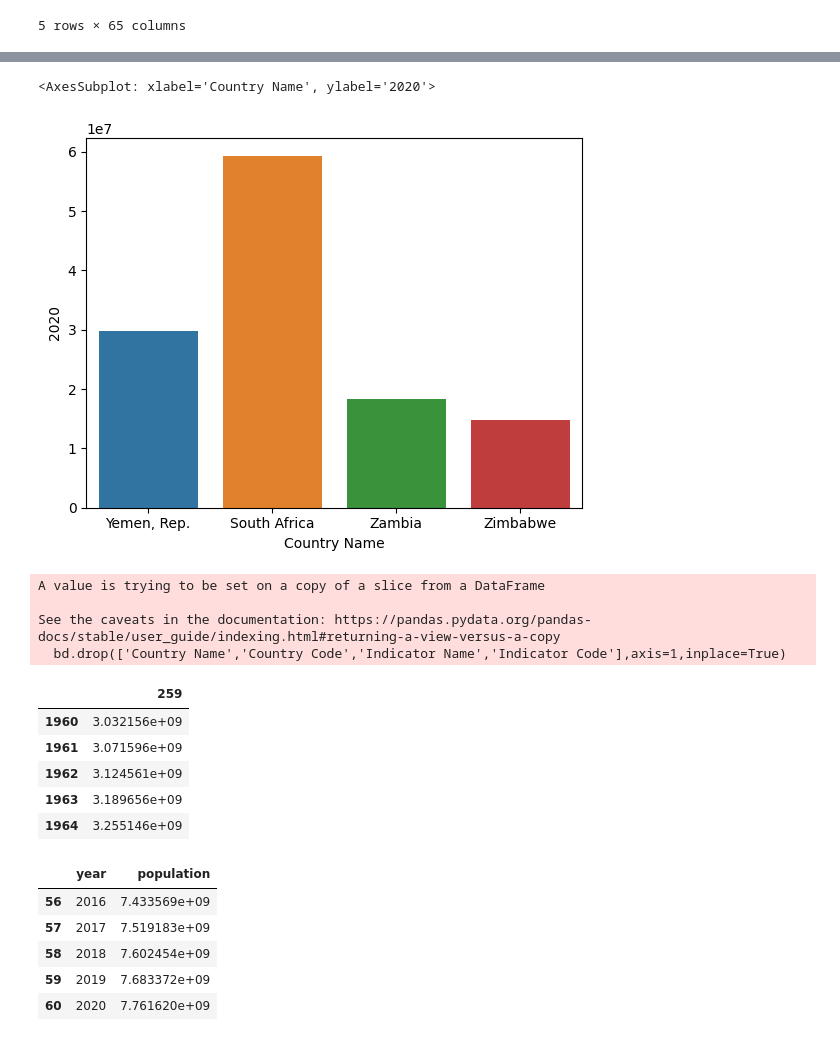
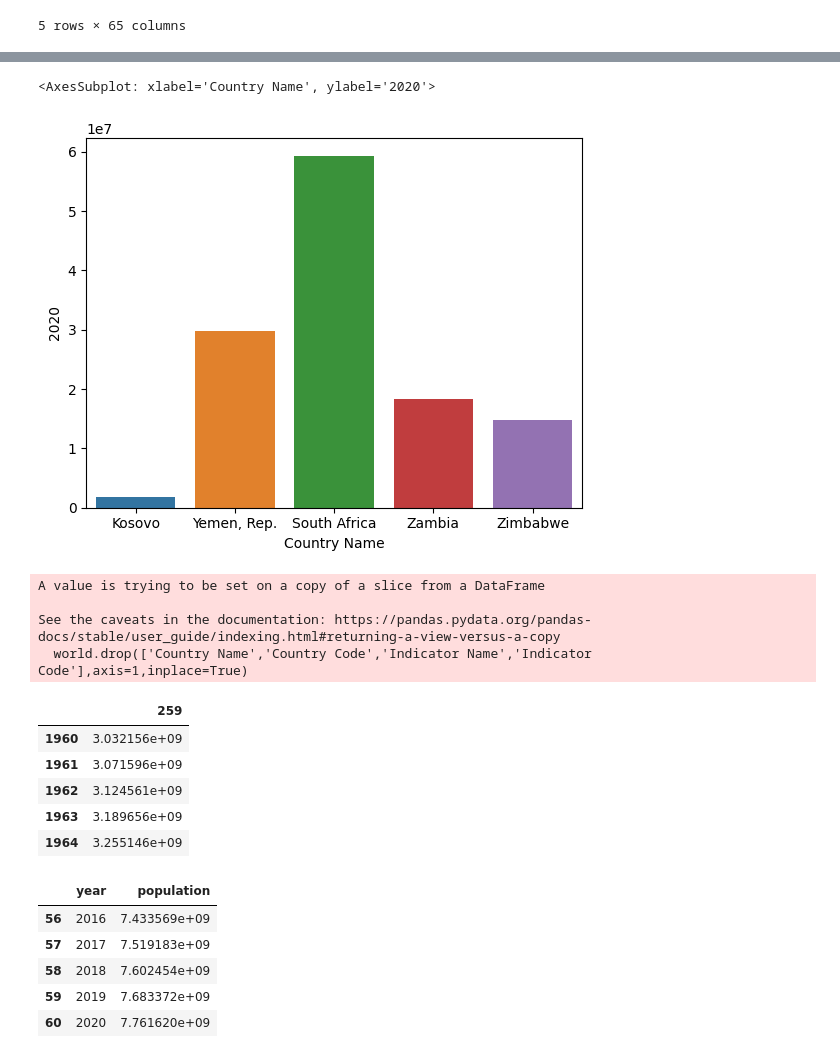
Before and after one commit to wendikardian/aidev2, a Jupyter notebook: pop/main.ipynb, the cells around one changed output, grey strips where cells are left out. Saved outputs shown, nothing was run; the diff lists cells and outputs as text; code cells hidden in the pictures.

```diff
--- a/pop/main.ipynb
+++ b/pop/main.ipynb
@@ -1,7 +1,7 @@
 # %%
 import pandas as pd
 
-df = pd.read_csv('pop.csv')
+df = pd.read_csv('population.csv')
 df.head()
 # %% [output]
 |  | Country Name | Country Code | Indicator Name | Indicator Code | 1960 | 1961 | 1962 | 1963 | ... |
@@ -29,19 +37,19 @@ Length: 65, dtype: object
 # %%
 import seaborn as sns
-sns.barplot(x='Country Name', y='2020', data=df.tail(4))
+sns.barplot(x='Country Name', y='2020', data=df.tail())
 # %% [output]
 <AxesSubplot: xlabel='Country Name', ylabel='2020'>
-[figure, old version]
+[figure, new version]
 # %%
-bd=df.loc[df['Country Name']=='World']
-bd.drop(['Country Name','Country Code','Indicator Name','Indicator Code'],axis=1,inplace=True)
-bd = bd.T
-bd.head()
+world=df.loc[df['Country Name']=='World']
+world.drop(['Country Name','Country Code','Indicator Name','Indicator Code'],axis=1,inplace=True)
+world = world.T
+world.head()
 # %% [output]
 A value is trying to be set on a copy of a slice from a DataFrame
 
 See the caveats in the documentation: https://pandas.pydata.org/pandas-docs/stable/user_guide/indexing.html#returning-a-view-versus-a-copy
-  bd.drop(['Country Name','Country Code','Indicator Name','Indicator Code'],axis=1,inplace=True)
+  world.drop(['Country Name','Country Code','Indicator Name','Indicator Code'],axis=1,inplace=True)
 |  | 259 |
 | 1960 | 3.032156e+09 |
 | 1961 | 3.071596e+09 |
```
Also changed, not shown: parts of 14 cells of this notebook, 8 other files.
